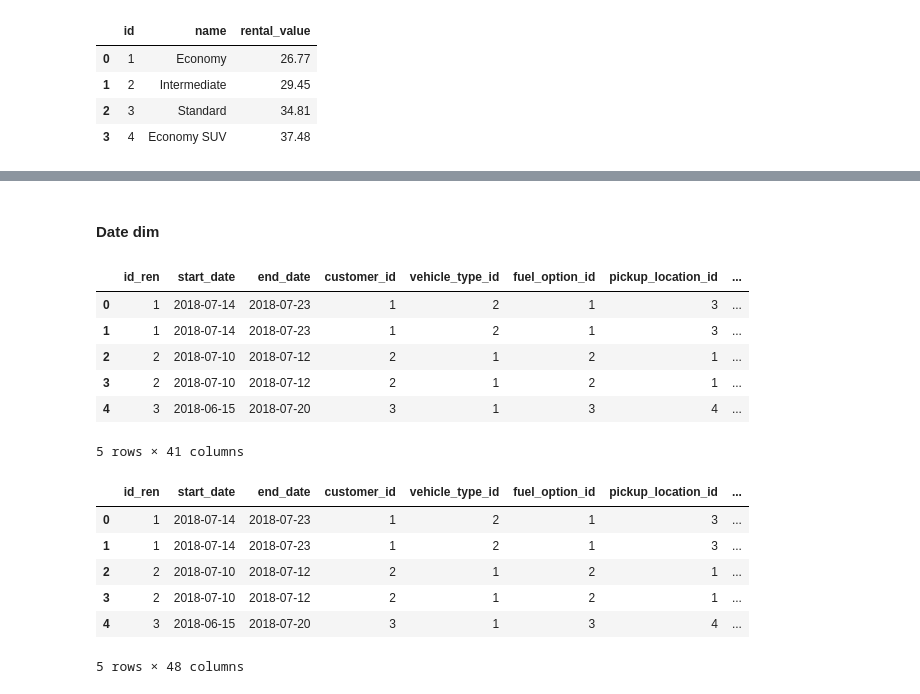
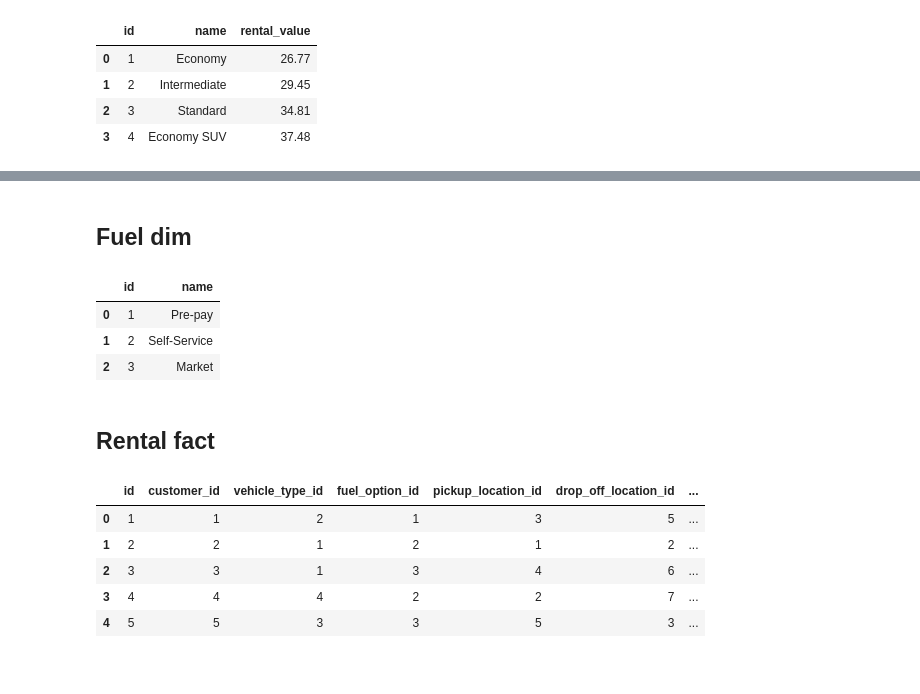
Before and after one commit to carlosopr/g-labs, a Jupyter notebook: project02/Proyecto2.ipynb, the cells around one changed output, grey strips where cells are left out. Cells and saved outputs as stored; diff of their text form; code cells hidden in the pictures.

```diff
--- a/project02/Proyecto2.ipynb
+++ b/project02/Proyecto2.ipynb
@@ -214,34 +157,31 @@ df_ren_vehicle.head()
 # %% [markdown]
-#### Date dim
+## Fuel dim
-# %%
-df_ren_date1 = df_ren_vehicle.merge(df_dim_date,
-                                                                    left_on='start_date_key',
-                                                                    right_on='date_key',
-                                                                    how='left',
-                                                                    suffixes=('_ren','_date'))
-
-df_ren_date1.head()
-# %% [output]
-|  | id_ren | start_date | end_date | customer_id | vehicle_type_id | fuel_option_id | pickup_location_id | ... |
-| 0 | 1 | 2018-07-14 | 2018-07-23 | 1 | 2 | 1 | 3 | ... |
-| 1 | 1 | 2018-07-14 | 2018-07-23 | 1 | 2 | 1 | 3 | ... |
-| 2 | 2 | 2018-07-10 | 2018-07-12 | 2 | 1 | 2 | 1 | ... |
-| 3 | 2 | 2018-07-10 | 2018-07-12 | 2 | 1 | 2 | 1 | ... |
-| 4 | 3 | 2018-06-15 | 2018-07-20 | 3 | 1 | 3 | 4 | ... |
-5 rows × 41 columns
-# %%
-df_ren_date2 = df_ren_date1.merge(df_dim_date,
-                                                                    left_on='start_date_key',
-                                                                    right_on='date_key',
-                                                                    how='left',
-                                                                    suffixes=('_ren','_date'))
-
-df_ren_date2.head()
-# %% [output]
-|  | id_ren | start_date | end_date | customer_id | vehicle_type_id | fuel_option_id | pickup_location_id | ... |
-| 0 | 1 | 2018-07-14 | 2018-07-23 | 1 | 2 | 1 | 3 | ... |
-| 1 | 1 | 2018-07-14 | 2018-07-23 | 1 | 2 | 1 | 3 | ... |
-| 2 | 2 | 2018-07-10 | 2018-07-12 | 2 | 1 | 2 | 1 | ... |
-| 3 | 2 | 2018-07-10 | 2018-07-12 | 2 | 1 | 2 | 1 | ... |
-| 4 | 3 | 2018-06-15 | 2018-07-20 | 3 | 1 | 3 | 4 | ... |
-5 rows × 48 columns
+# %%
+sql_query = 'SELECT * from fuel_option;'
+df_dim_fuel = pd.read_sql(sql_query, mysql_driver)
+df_dim_fuel.drop(['description'], axis=1, inplace=True)
+df_dim_fuel.head()
+# %% [output]
+|  | id | name |
+| 0 | 1 | Pre-pay |
+| 1 | 2 | Self-Service |
+| 2 | 3 | Market |
+# %% [markdown]
+## Rental fact
+# %%
+sql_query = 'SELECT * FROM rental;'
+df_fact_rental = pd.read_sql(sql_query, mysql_driver)
+
+df_fact_rental['start_date_key'] = pd.to_datetime(df_fact_rental['start_date'], format='%Y-%m-%d').dt.strftime('%Y%m%d').astype(int)
+df_fact_rental['end_date_key'] = pd.to_datetime(df_fact_rental['end_date'], format='%Y-%m-%d').dt.strftime('%Y%m%d').astype(int)
+
+df_fact_rental.drop(['start_date', 'end_date'], axis=1, inplace=True)
+
+df_fact_rental.head()
+# %% [output]
+|  | id | customer_id | vehicle_type_id | fuel_option_id | pickup_location_id | drop_off_location_id | ... |
+| 0 | 1 | 1 | 2 | 1 | 3 | 5 | ... |
+| 1 | 2 | 2 | 1 | 2 | 1 | 2 | ... |
+| 2 | 3 | 3 | 1 | 3 | 4 | 6 | ... |
+| 3 | 4 | 4 | 4 | 2 | 2 | 7 | ... |
+| 4 | 5 | 5 | 3 | 3 | 5 | 3 | ... |
```
Also changed, not shown: parts of 32 cells of this notebook, 3 other files.
